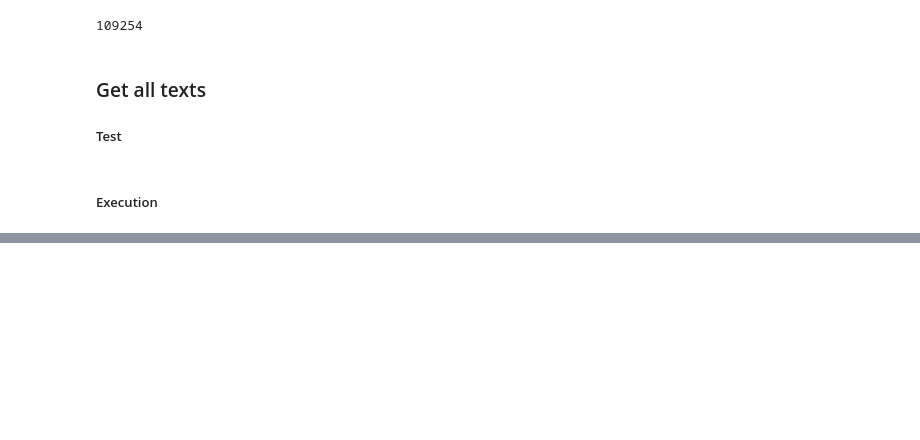
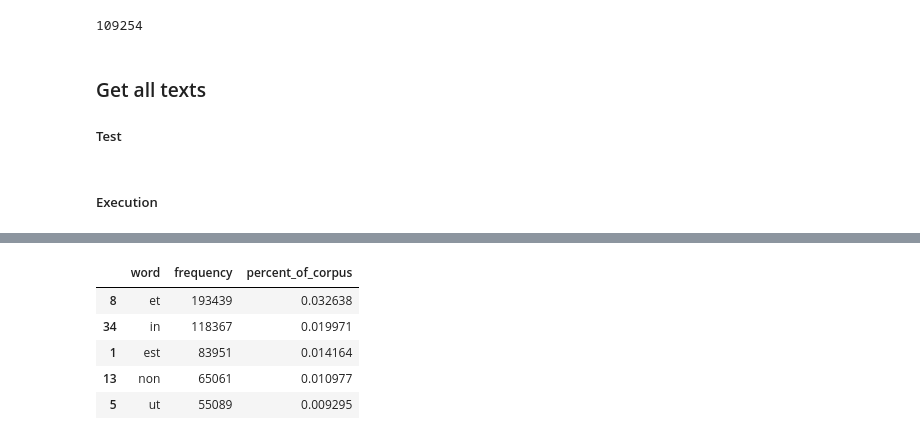
Before and after one commit to crawftv/latin_project, a Jupyter notebook: scrape persues.ipynb, the cells around one changed output, grey strips where cells are left out. Drawn from its saved outputs; the diff is of its cells as text; code cells hidden in the pictures; blank space fills up the shorter version.

```diff
--- a/scrape persues.ipynb
+++ b/scrape persues.ipynb
@@ -183,0 +261,17 @@ KeyboardInterrupt:
+# %%
+df["word"] = word
+# %%
+df["frequency"] = values
+# %%
+df.sort_values("frequency",ascending=False,inplace=True)
+# %%
+df["percent_of_corpus"] = df["frequency"] / latin_dict.num_pos
+# %%
+df.head()
+# %% [output]
+|  | word | frequency | percent_of_corpus |
+| 8 | et | 193439 | 0.032638 |
+| 34 | in | 118367 | 0.019971 |
+| 1 | est | 83951 | 0.014164 |
+| 13 | non | 65061 | 0.010977 |
+| 5 | ut | 55089 | 0.009295 |
```
Also changed, not shown: parts of 32 cells of this notebook, 1 other file.
